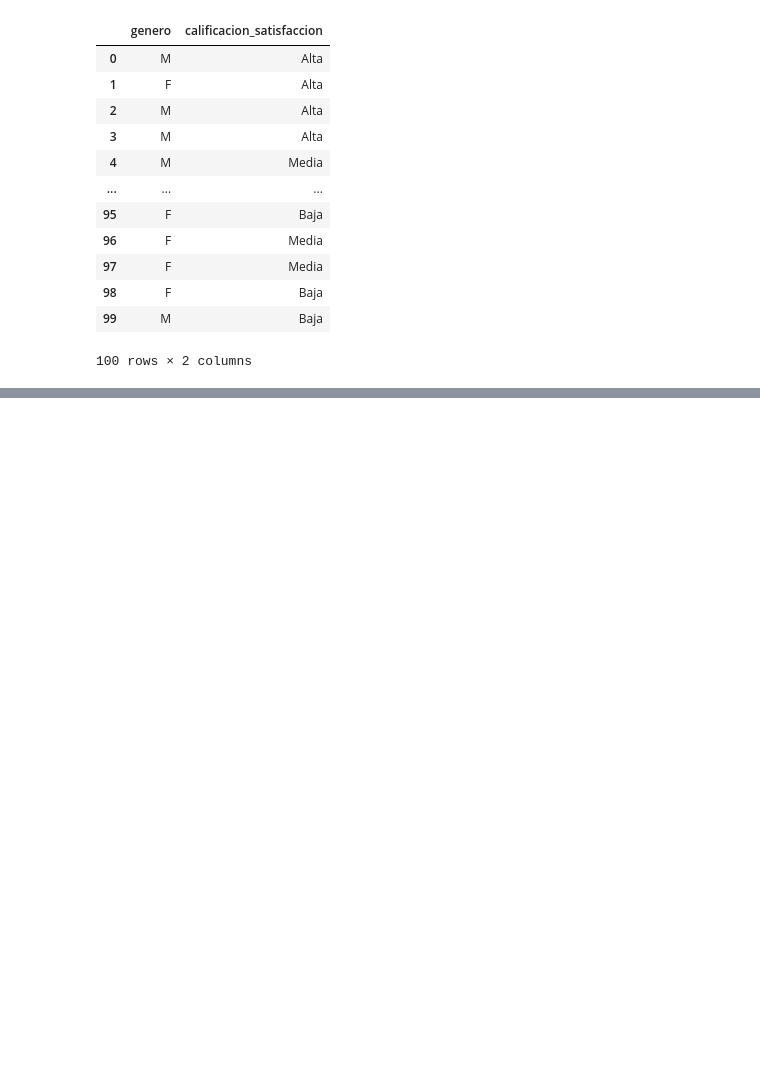
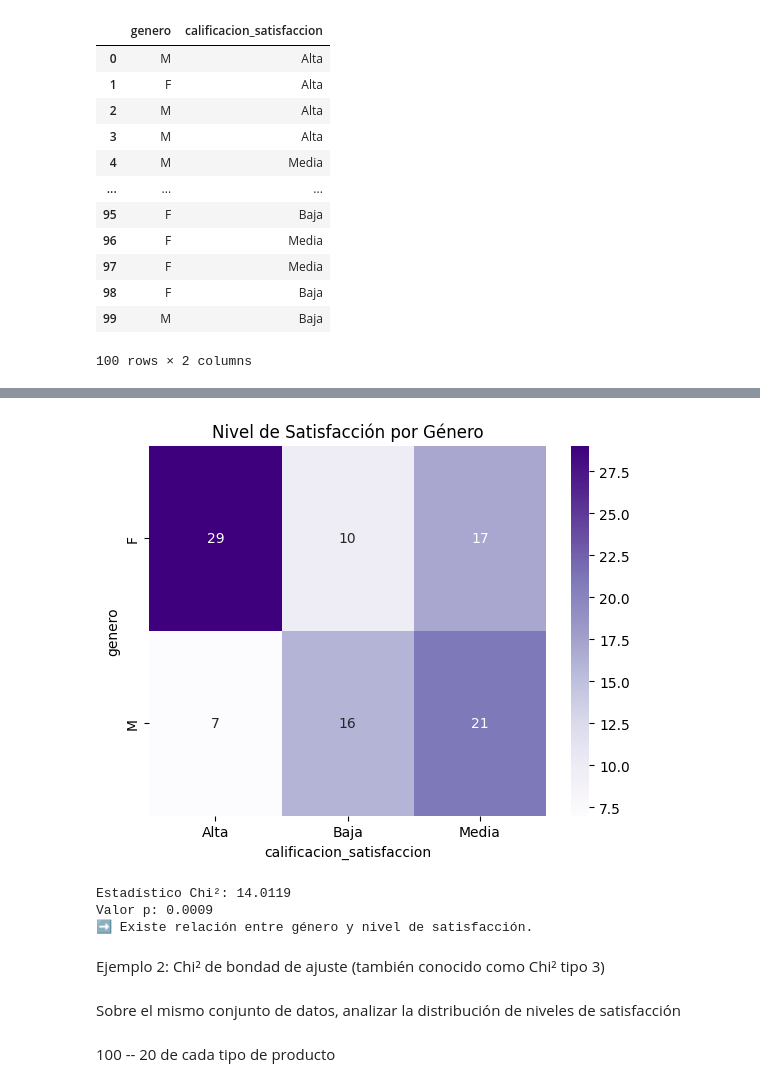
Before and after one commit to Alejo8808/hipostesistrabajo, a Jupyter notebook: hipotesis.ipynb, the cells around one changed output, grey strips where cells are left out. Saved outputs shown, nothing was run; the diff lists cells and outputs as text; code cells hidden in the pictures; blank space fills up the shorter version.

```diff
--- a/hipotesis.ipynb
+++ b/hipotesis.ipynb
@@ -126,0 +136,30 @@ encuesta.value
+# %%
+# Tabla de contingencia
+contingencia = pd.crosstab(encuesta['genero'], encuesta['calificacion_satisfaccion'])
+
+# Visualización
+sns.heatmap(contingencia, annot=True, cmap='Purples')
+plt.title('Nivel de Satisfacción por Género')
+plt.show()
+# %% [output]
+[figure, added]
+# %%
+# Prueba Chi²
+chi2, p, dof, expected = chi2_contingency(contingencia)
+print(f"Estadístico Chi²: {chi2:.4f}")
+print(f"Valor p: {p:.4f}")
+
+if p < 0.05:
+    print("➡ Existe relación entre género y nivel de satisfacción.")
+else:
+    print("➡ No hay evidencia suficiente de relación entre género y satisfacción.")
+# %% [output]
+Estadístico Chi²: 14.0119
+Valor p: 0.0009
+➡ Existe relación entre género y nivel de satisfacción.
+# %% [markdown]
+Ejemplo 2: Chi² de bondad de ajuste (también conocido como Chi² tipo 3)
+# %% [markdown]
+Sobre el mismo conjunto de datos, analizar la distribución de niveles de satisfacción
+# %% [markdown]
+100 -- 20 de cada tipo de producto
```
Also changed, not shown: parts of 11 cells of this notebook, 1 other file.
